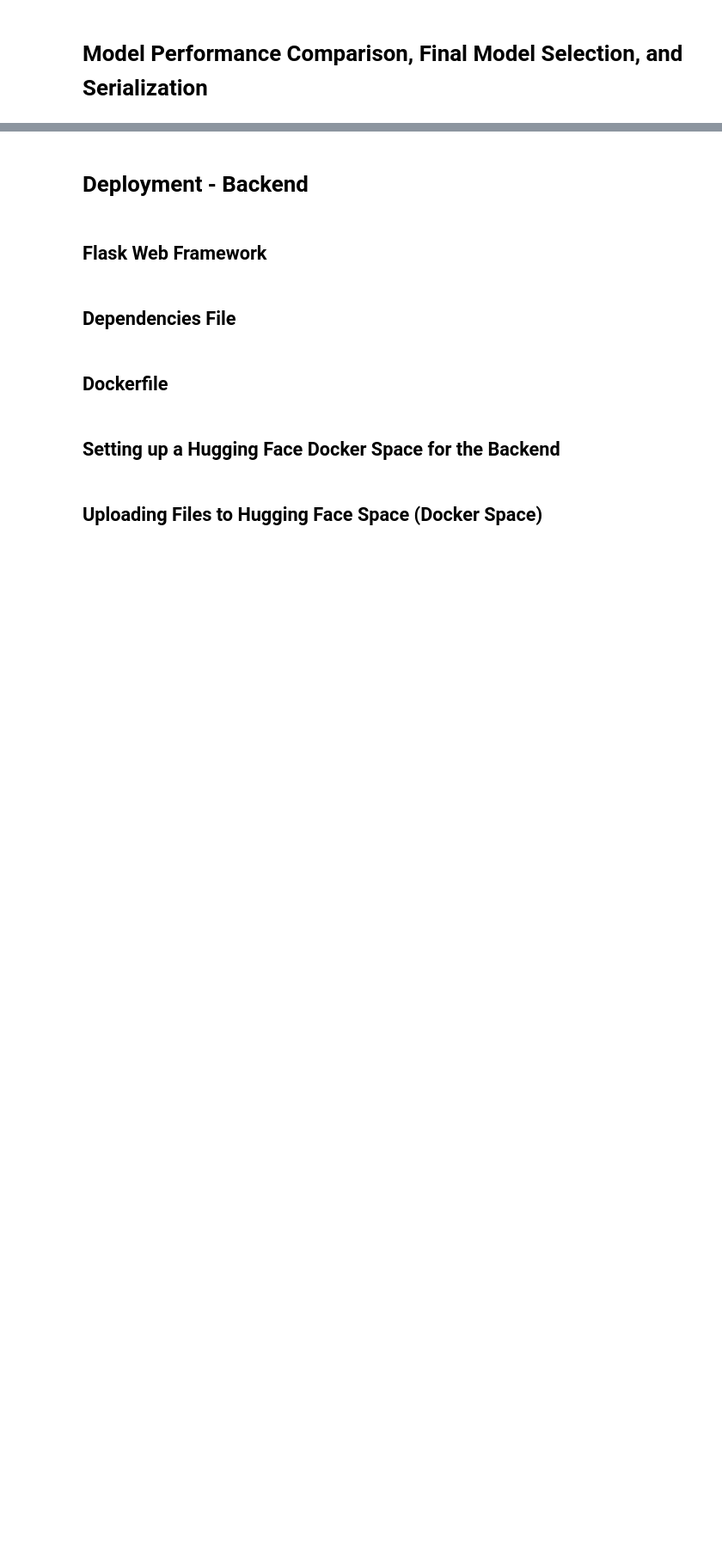
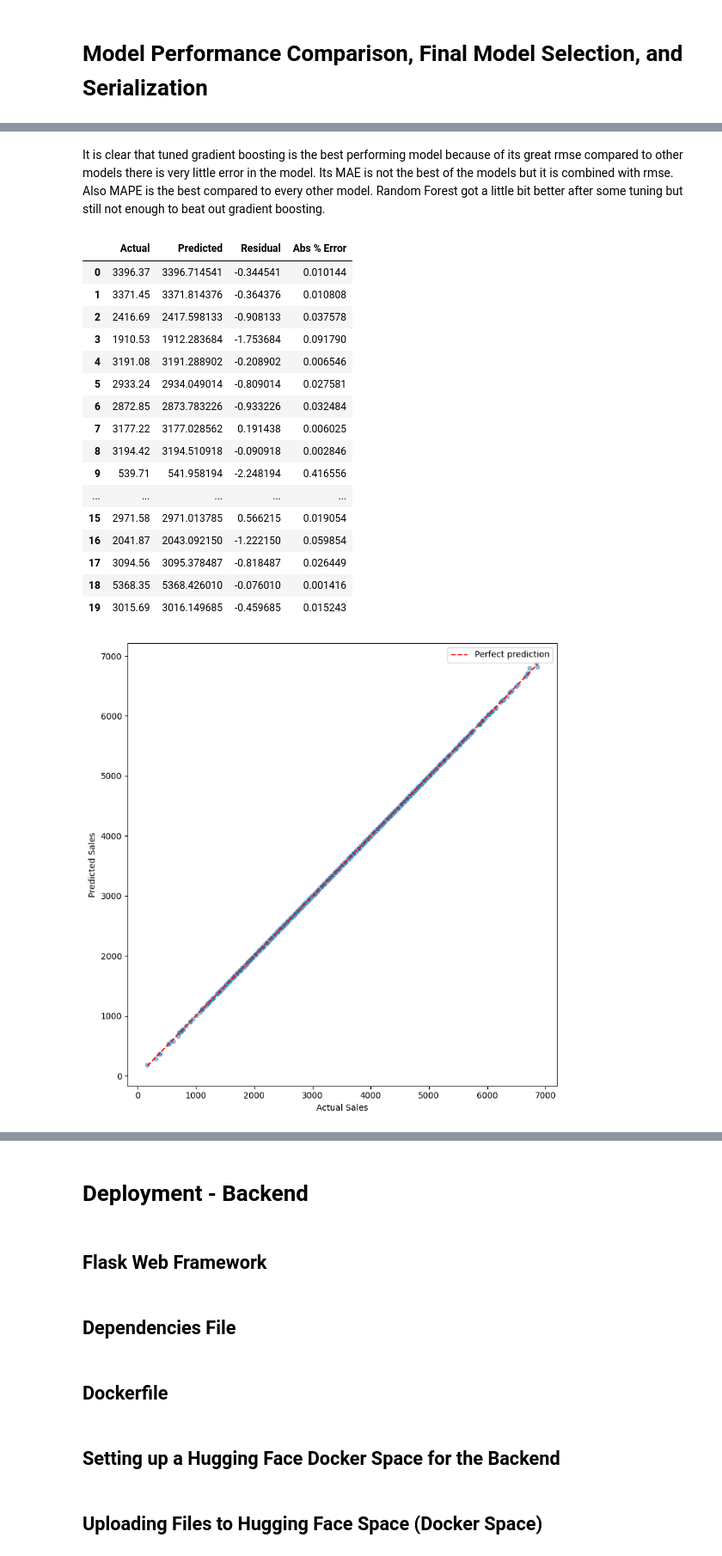
Before and after one commit to samdandy/ai-ml-course-proj-7, a Jupyter notebook: Full_Code_SuperKart_Model_Deployment_Notebook_[Updated].ipynb, the cells around one changed output, grey strips where cells are left out. Shown at 86% size. Drawn from its saved outputs; the diff is of its cells as text; code cells hidden in the pictures; blank space fills up the shorter version.

```diff
--- a/Full_Code_SuperKart_Model_Deployment_Notebook_[Updated].ipynb
+++ b/Full_Code_SuperKart_Model_Deployment_Notebook_[Updated].ipynb
@@ -549,0 +582,42 @@ display(model_performance_regression(gb_model_tuned, X_test, y_test))
+# %% [markdown]
+It is clear that tuned gradient boosting is the best performing model because of its great rmse compared to other models there is very little error in the model. Its MAE is not the best of the models but it is combined with rmse. Also MAPE is the best compared to every other model. Random Forest got a little bit better after some tuning but still not enough to beat out gradient boosting.
+# %%
+comparison_df = pd.DataFrame({
+    "Actual": y_test.values,
+    "Predicted": saved_model.predict(X_test)
+})
+comparison_df["Residual"] = comparison_df["Actual"] - comparison_df["Predicted"]
+comparison_df["Abs % Error"] = (comparison_df["Residual"].abs() / comparison_df["Actual"]) * 100
+
+display(comparison_df.head(20))
+
+# Visual comparison
+plt.figure(figsize=(8, 8))
+sns.scatterplot(data=comparison_df, x="Actual", y="Predicted", alpha=0.5)
+plt.plot([comparison_df["Actual"].min(), comparison_df["Actual"].max()],
+         [comparison_df["Actual"].min(), comparison_df["Actual"].max()],
+         color="red", linestyle="--", label="Perfect prediction")
+plt.xlabel("Actual Sales")
+plt.ylabel("Predicted Sales")
+plt.legend()
+plt.tight_layout()
+plt.show()
+# %% [output]
+|  | Actual | Predicted | Residual | Abs % Error |
+| 0 | 3396.37 | 3396.714541 | -0.344541 | 0.010144 |
+| 1 | 3371.45 | 3371.814376 | -0.364376 | 0.010808 |
+| 2 | 2416.69 | 2417.598133 | -0.908133 | 0.037578 |
+| 3 | 1910.53 | 1912.283684 | -1.753684 | 0.091790 |
+| 4 | 3191.08 | 3191.288902 | -0.208902 | 0.006546 |
+| 5 | 2933.24 | 2934.049014 | -0.809014 | 0.027581 |
+| 6 | 2872.85 | 2873.783226 | -0.933226 | 0.032484 |
+| 7 | 3177.22 | 3177.028562 | 0.191438 | 0.006025 |
+| 8 | 3194.42 | 3194.510918 | -0.090918 | 0.002846 |
+| 9 | 539.71 | 541.958194 | -2.248194 | 0.416556 |
+| ... | ... | ... | ... | ... |
+| 15 | 2971.58 | 2971.013785 | 0.566215 | 0.019054 |
+| 16 | 2041.87 | 2043.092150 | -1.222150 | 0.059854 |
+| 17 | 3094.56 | 3095.378487 | -0.818487 | 0.026449 |
+| 18 | 5368.35 | 5368.426010 | -0.076010 | 0.001416 |
+| 19 | 3015.69 | 3016.149685 | -0.459685 | 0.015243 |
+[figure, added]
```
Also changed, not shown: parts of 9 cells of this notebook.
